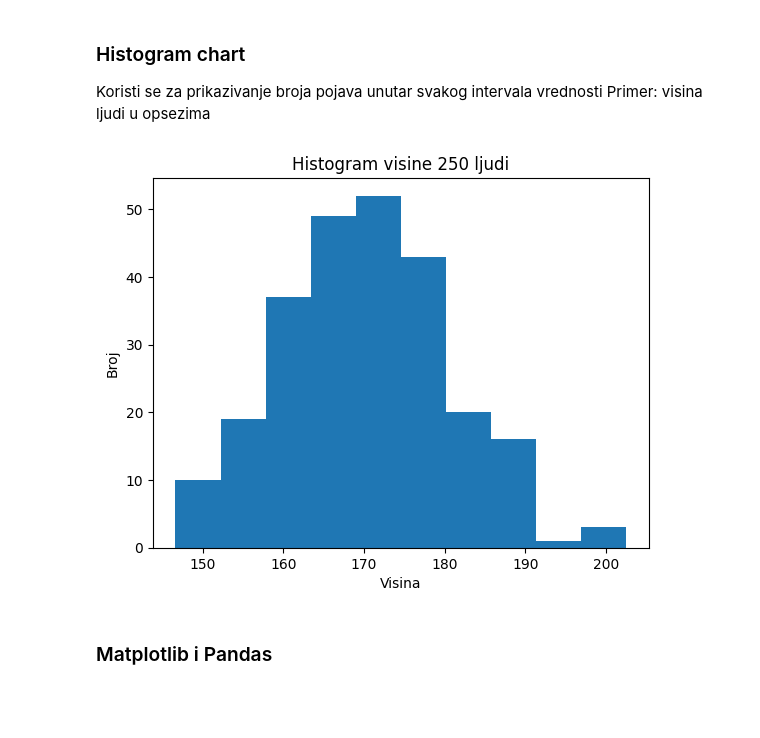
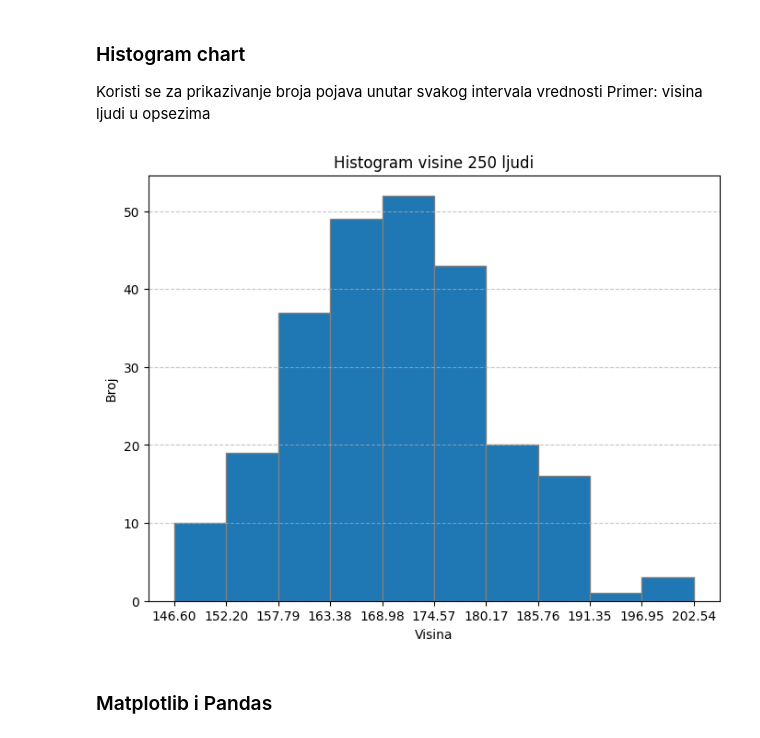
Before and after one commit to TLazarevic/data-analysis-lab, a Jupyter notebook: matplotlib.ipynb, the cells around one changed output. Drawn from its saved outputs; the diff is of its cells as text; code cells hidden in the pictures; blank space fills up the shorter version.

```diff
--- a/matplotlib.ipynb
+++ b/matplotlib.ipynb
@@ -205,20 +212,22 @@ Primer: visina ljudi u opsezima
 # %%
 # napravi podatke:
 
 x = np.random.normal(170, 10, 250)
 
 # iscrtaj:
-fig, ax = plt.subplots()
+fig, ax = plt.subplots(figsize=(8, 6))
 
-ax.hist(x)
+n, bins, _  = ax.hist(x, bins=10, edgecolor='gray')
 
 ax.set_ylabel("Broj")
 ax.set_xlabel("Visina")
 ax.set_title("Histogram visine 250 ljudi")
+ax.set_xticks(bins)
+ax.grid(axis='y', linestyle='--', alpha=0.7)
 
 plt.show()
 # %% [output]
-[figure, old version]
+[figure, new version]
 # %% [markdown]
 ### Matplotlib i Pandas
 # %% [markdown]
```
Also changed, not shown: parts of 10 cells of this notebook, 1 other file.
